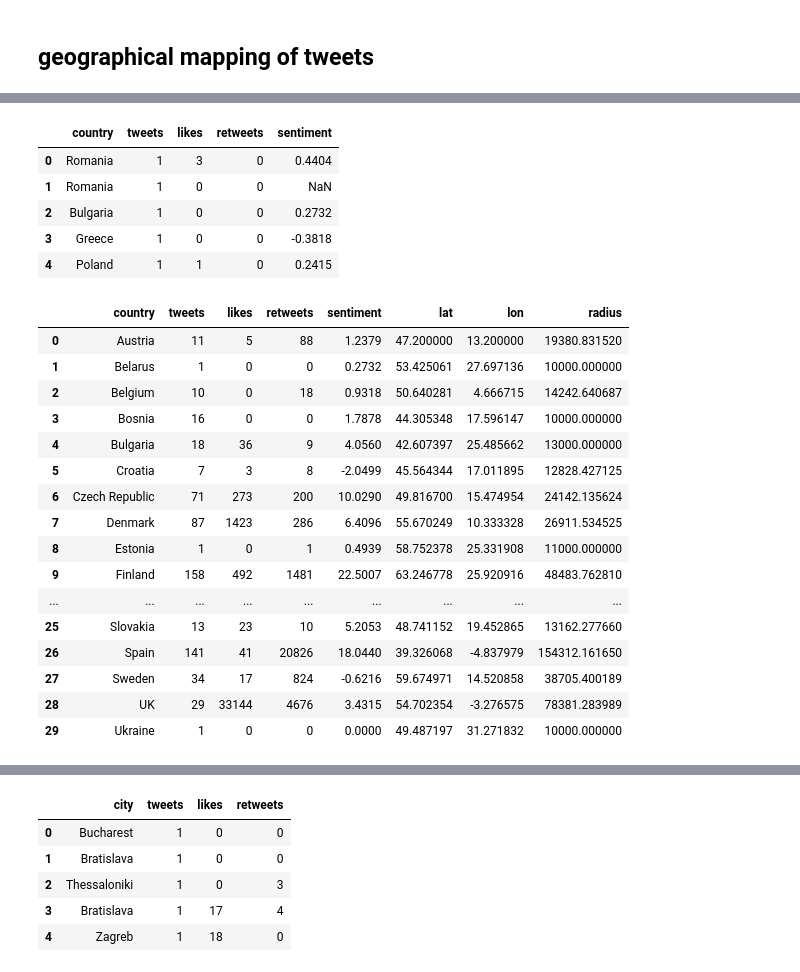
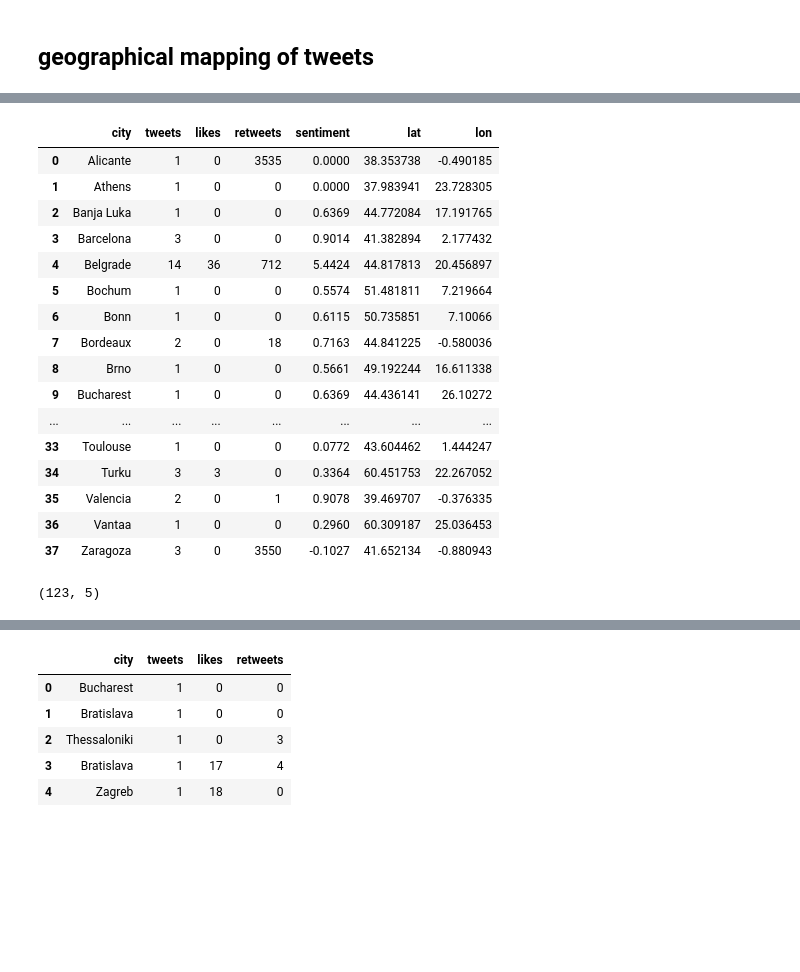
Before and after one commit to EstefaniaVB/LexAI, a Jupyter notebook: notebooks/twitterAPI_Tim.ipynb, the cells around one changed output, grey strips where cells are left out. Drawn from its saved outputs; the diff is of its cells as text; code cells hidden in the pictures; blank space fills up the shorter version.

```diff
--- a/notebooks/twitterAPI_Tim.ipynb
+++ b/notebooks/twitterAPI_Tim.ipynb
@@ -575,9 +560,12 @@ def count_countries(tweets):
     return country_counts
 
 
-def clean_and_sum(df):
+
+def clean_and_sum(df, region):
     df = df.dropna()
-    df = df.groupby(by="country", as_index=False).sum()
+    df['sentiment'] = df['sentiment'] * (df['retweets']+1) #scores sentiment of a tweet by retweet_count
+    df = df.groupby(by=region, as_index=False).sum()
+    df['sentiment'] = df['sentiment'] / df['tweets']
     return df
 
 
@@ -944,0 +656,7 @@ def count_countries(tweets):
+# %%
+city_counts = count_cities(data_dict)
+df_city_counts = pd.DataFrame(city_counts)
+#df_city_counts.head()
+df_city_counts.shape
+df_city_counts = clean_and_sum(df_city_counts)
+df_city_counts.head()
@@ -944,0 +670,21 @@ def count_countries(tweets):
+# %%
+city_counts_merged = df_city_counts.merge(cities_df, how='left', on='city')
+city_counts_merged
+# %% [output]
+|  | city | tweets | likes | retweets | sentiment | lat | lon |
+| 0 | Alicante | 1 | 0 | 3535 | 0.0000 | 38.353738 | -0.490185 |
+| 1 | Athens | 1 | 0 | 0 | 0.0000 | 37.983941 | 23.728305 |
+| 2 | Banja Luka | 1 | 0 | 0 | 0.6369 | 44.772084 | 17.191765 |
+| 3 | Barcelona | 3 | 0 | 0 | 0.9014 | 41.382894 | 2.177432 |
+| 4 | Belgrade | 14 | 36 | 712 | 5.4424 | 44.817813 | 20.456897 |
+| 5 | Bochum | 1 | 0 | 0 | 0.5574 | 51.481811 | 7.219664 |
+| 6 | Bonn | 1 | 0 | 0 | 0.6115 | 50.735851 | 7.10066 |
+| 7 | Bordeaux | 2 | 0 | 18 | 0.7163 | 44.841225 | -0.580036 |
+| 8 | Brno | 1 | 0 | 0 | 0.5661 | 49.192244 | 16.611338 |
+| 9 | Bucharest | 1 | 0 | 0 | 0.6369 | 44.436141 | 26.10272 |
+| ... | ... | ... | ... | ... | ... | ... | ... |
+| 33 | Toulouse | 1 | 0 | 0 | 0.0772 | 43.604462 | 1.444247 |
+| 34 | Turku | 3 | 3 | 0 | 0.3364 | 60.451753 | 22.267052 |
+| 35 | Valencia | 2 | 0 | 1 | 0.9078 | 39.469707 | -0.376335 |
+| 36 | Vantaa | 1 | 0 | 0 | 0.2960 | 60.309187 | 25.036453 |
+| 37 | Zaragoza | 3 | 0 | 3550 | -0.1027 | 41.652134 | -0.880943 |
@@ -945,22 +697,17 @@ def count_countries(tweets):
 # %%
 country_counts = count_countries(data_dict)
 df_country_counts = pd.DataFrame(country_counts)
-df_country_counts.head()
+#df_country_counts.head()
 #df_country_counts.shape
 # %% [output]
-|  | country | tweets | likes | retweets | sentiment |
-| 0 | Romania | 1 | 3 | 0 | 0.4404 |
-| 1 | Romania | 1 | 0 | 0 | NaN |
-| 2 | Bulgaria | 1 | 0 | 0 | 0.2732 |
-| 3 | Greece | 1 | 0 | 0 | -0.3818 |
-| 4 | Poland | 1 | 1 | 0 | 0.2415 |
+(123, 5)
 # %%
 import math
 
 def clean_and_sum(df):
 
-    df_country_counts = df_country_counts.dropna()
-    df_country_counts = df_country_counts.groupby(by="country", as_index=False).sum()
+    df = df.dropna()
+    df = df.groupby(by="city", as_index=False).sum()
     return df
 
 def add_lat_lon(df):
@@ -972,24 +719,4 @@ def add_radius(df):
 
     df["radius"] = df["retweets"].apply(lambda likes: math.sqrt(likes)*1000 + 10000)
     return df
-
-df_country_counts
-# %% [output]
-|  | country | tweets | likes | retweets | sentiment | lat | lon | radius |
-| 0 | Austria | 11 | 5 | 88 | 1.2379 | 47.200000 | 13.200000 | 19380.831520 |
-| 1 | Belarus | 1 | 0 | 0 | 0.2732 | 53.425061 | 27.697136 | 10000.000000 |
-| 2 | Belgium | 10 | 0 | 18 | 0.9318 | 50.640281 | 4.666715 | 14242.640687 |
-| 3 | Bosnia | 16 | 0 | 0 | 1.7878 | 44.305348 | 17.596147 | 10000.000000 |
-| 4 | Bulgaria | 18 | 36 | 9 | 4.0560 | 42.607397 | 25.485662 | 13000.000000 |
-| 5 | Croatia | 7 | 3 | 8 | -2.0499 | 45.564344 | 17.011895 | 12828.427125 |
-| 6 | Czech Republic | 71 | 273 | 200 | 10.0290 | 49.816700 | 15.474954 | 24142.135624 |
-| 7 | Denmark | 87 | 1423 | 286 | 6.4096 | 55.670249 | 10.333328 | 26911.534525 |
-| 8 | Estonia | 1 | 0 | 1 | 0.4939 | 58.752378 | 25.331908 | 11000.000000 |
-| 9 | Finland | 158 | 492 | 1481 | 22.5007 | 63.246778 | 25.920916 | 48483.762810 |
-| ... | ... | ... | ... | ... | ... | ... | ... | ... |
-| 25 | Slovakia | 13 | 23 | 10 | 5.2053 | 48.741152 | 19.452865 | 13162.277660 |
-| 26 | Spain | 141 | 41 | 20826 | 18.0440 | 39.326068 | -4.837979 | 154312.161650 |
-| 27 | Sweden | 34 | 17 | 824 | -0.6216 | 59.674971 | 14.520858 | 38705.400189 |
-| 28 | UK | 29 | 33144 | 4676 | 3.4315 | 54.702354 | -3.276575 | 78381.283989 |
-| 29 | Ukraine | 1 | 0 | 0 | 0.0000 | 49.487197 | 31.271832 | 10000.000000 |
 # %%
```
Also changed, not shown: parts of 34 cells of this notebook, 5 other files.
